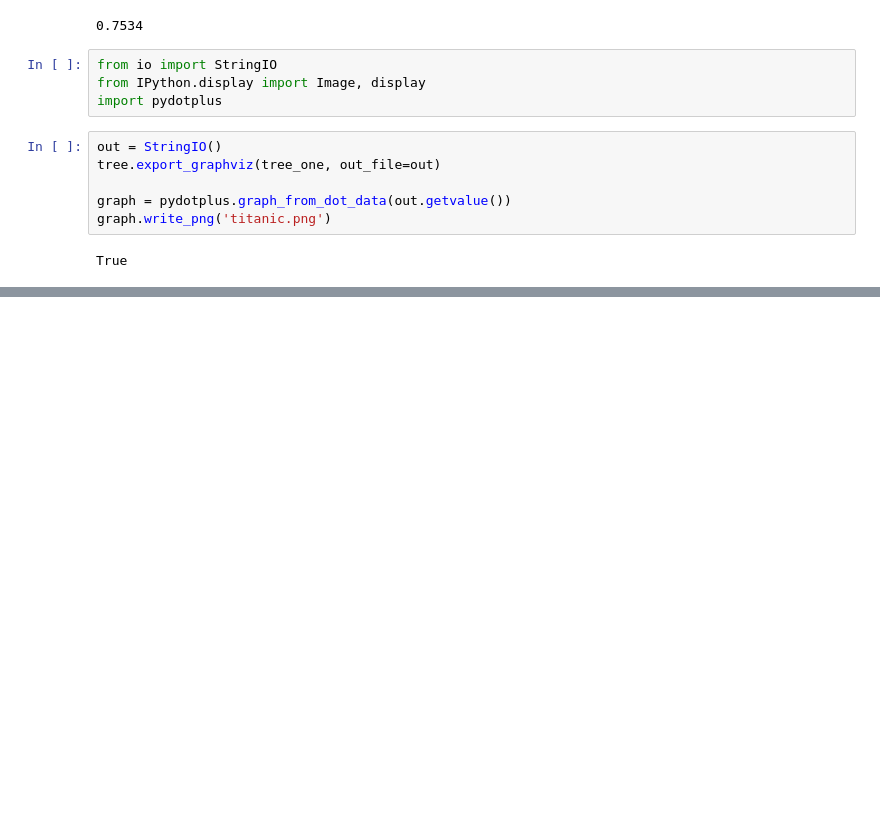
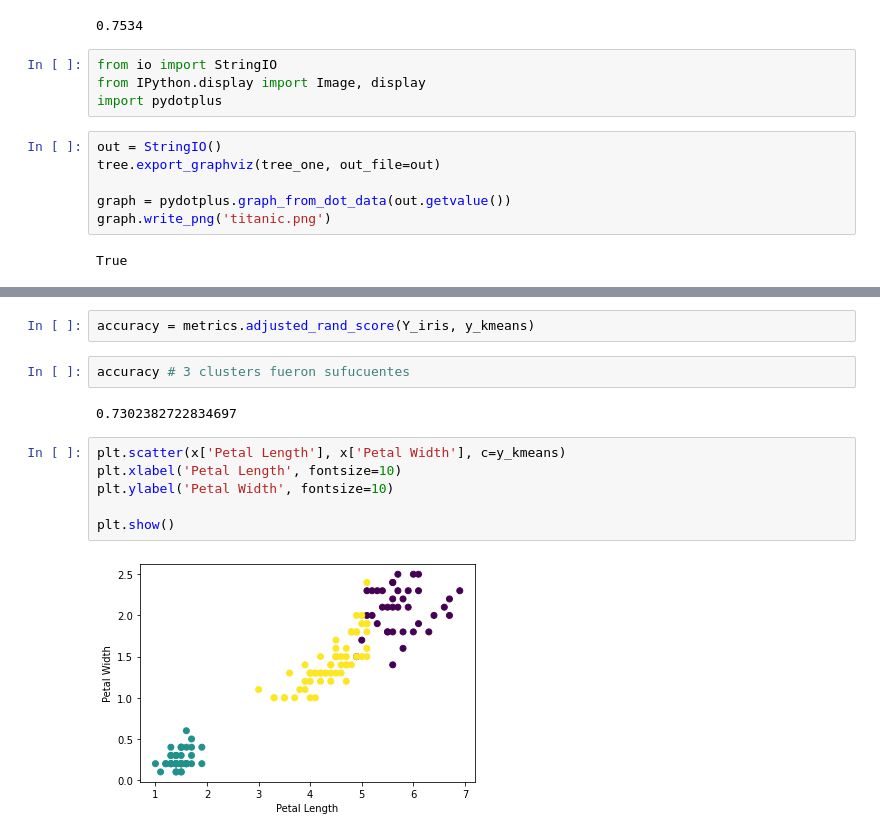
Before and after one commit to ovillegasb/Machine_Learning, a Jupyter notebook: Fundamentos_Machine_Learning.ipynb, the cells around one changed output, grey strips where cells are left out. Cells and saved outputs as stored; diff of their text form; blank space fills up the shorter version.

```diff
--- a/Fundamentos_Machine_Learning.ipynb
+++ b/Fundamentos_Machine_Learning.ipynb
@@ -403,0 +489,14 @@ True
+# %%
+accuracy = metrics.adjusted_rand_score(Y_iris, y_kmeans)
+# %%
+accuracy # 3 clusters fueron sufucuentes
+# %% [output]
+0.7302382722834697
+# %%
+plt.scatter(x['Petal Length'], x['Petal Width'], c=y_kmeans)
+plt.xlabel('Petal Length', fontsize=10)
+plt.ylabel('Petal Width', fontsize=10)
+
+plt.show()
+# %% [output]
+[figure, added]
```
Also changed, not shown: parts of 14 cells of this notebook.
